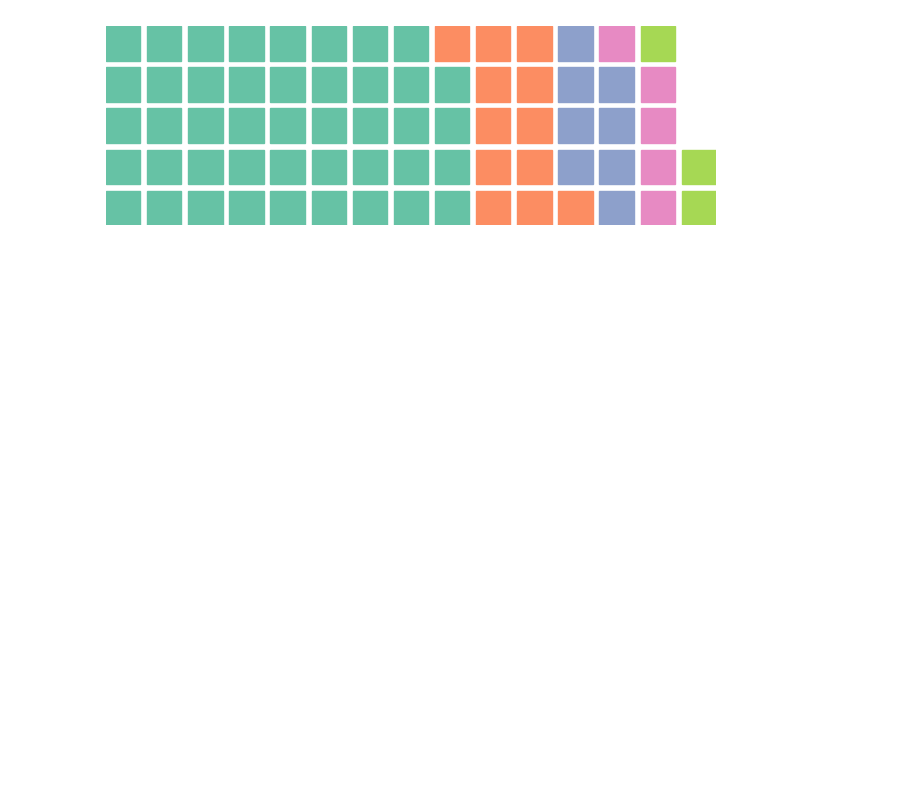
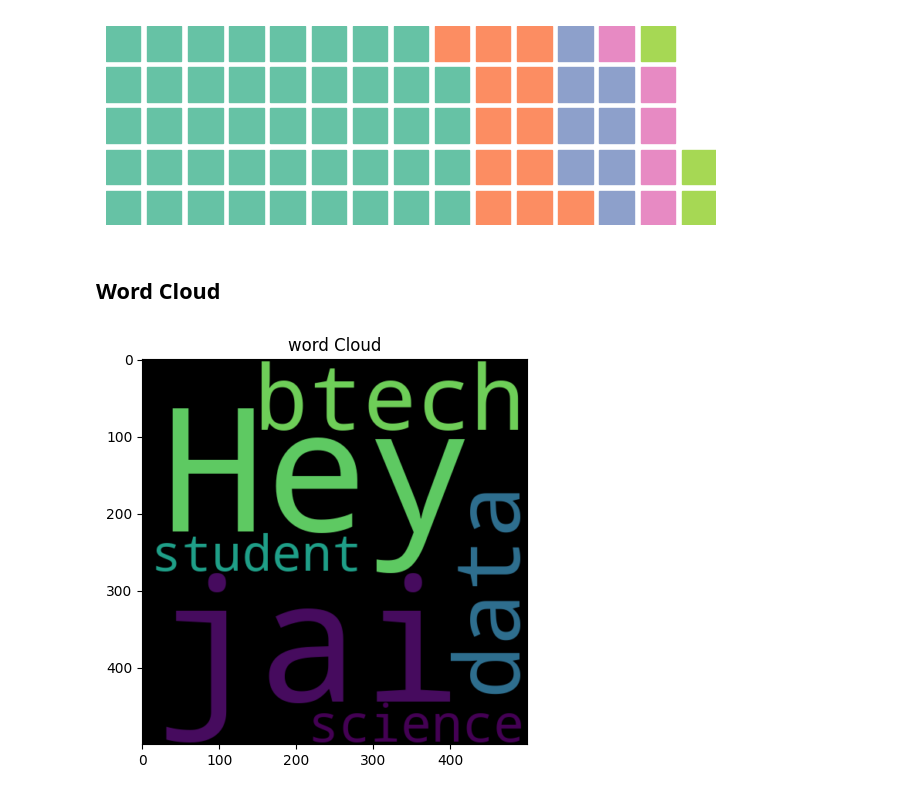
Before and after one commit to jai050803/matplotlib_tutorial, a Jupyter notebook: polar_plot.ipynb, the cells around one changed output. Saved outputs shown, nothing was run; the diff lists cells and outputs as text; code cells hidden in the pictures; blank space fills up the shorter version.

```diff
--- a/polar_plot.ipynb
+++ b/polar_plot.ipynb
@@ -26,3 +28,5 @@ fig = plt.figure(FigureClass= Waffle, rows=5, values=df.stock,label=list(df.phon
 plt.show()
 # %% [output]
 [figure]
+# %% [markdown]
+## Word Cloud
@@ -28,0 +35,11 @@ plt.show()
+# %%
+text = "Hey i am jai and i am a btech data science student"
+
+word_cloud = WordCloud(width=500,height=500,background_color="black").generate(text)
+plt.figure(figsize=(10,5))
+plt.imshow(word_cloud, interpolation='bilinear')
+plt.axis=('off')
+plt.title('word Cloud')
+plt.show()
+# %% [output]
+[figure, added]
```
Also changed, not shown: parts of 2 cells of this notebook.
